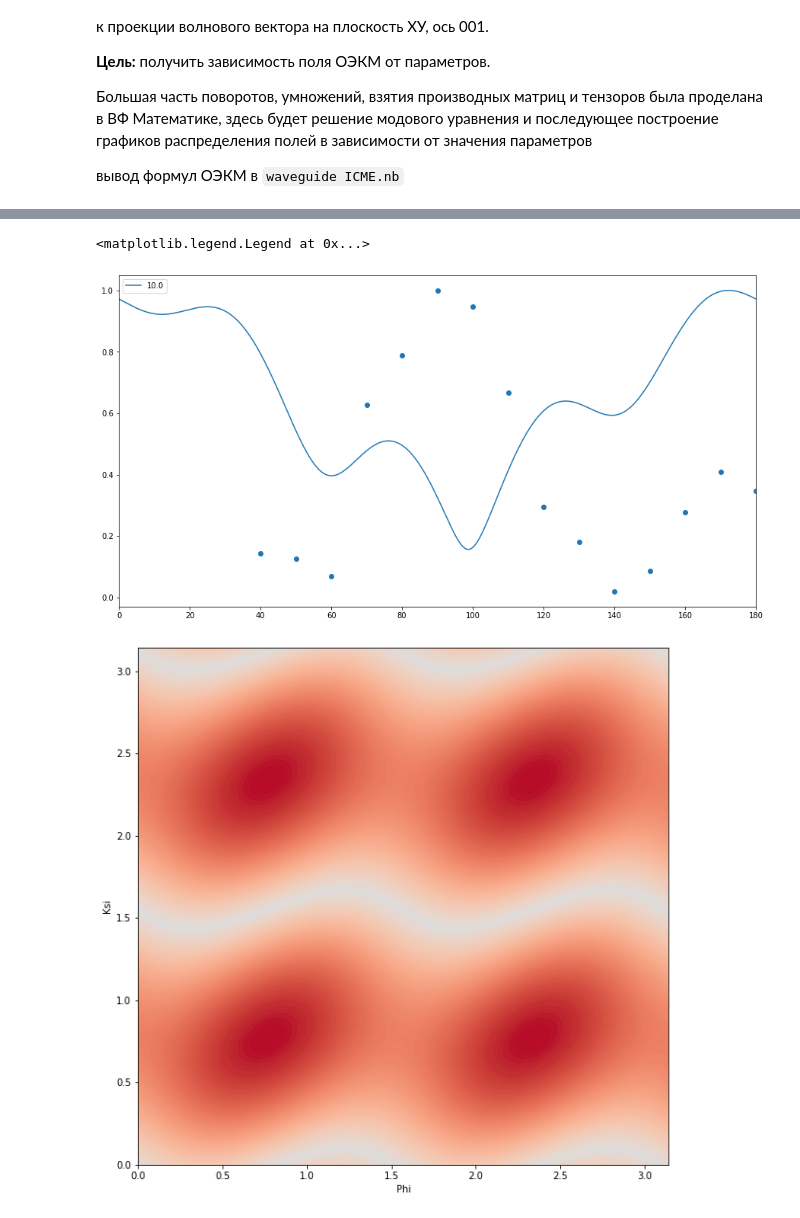
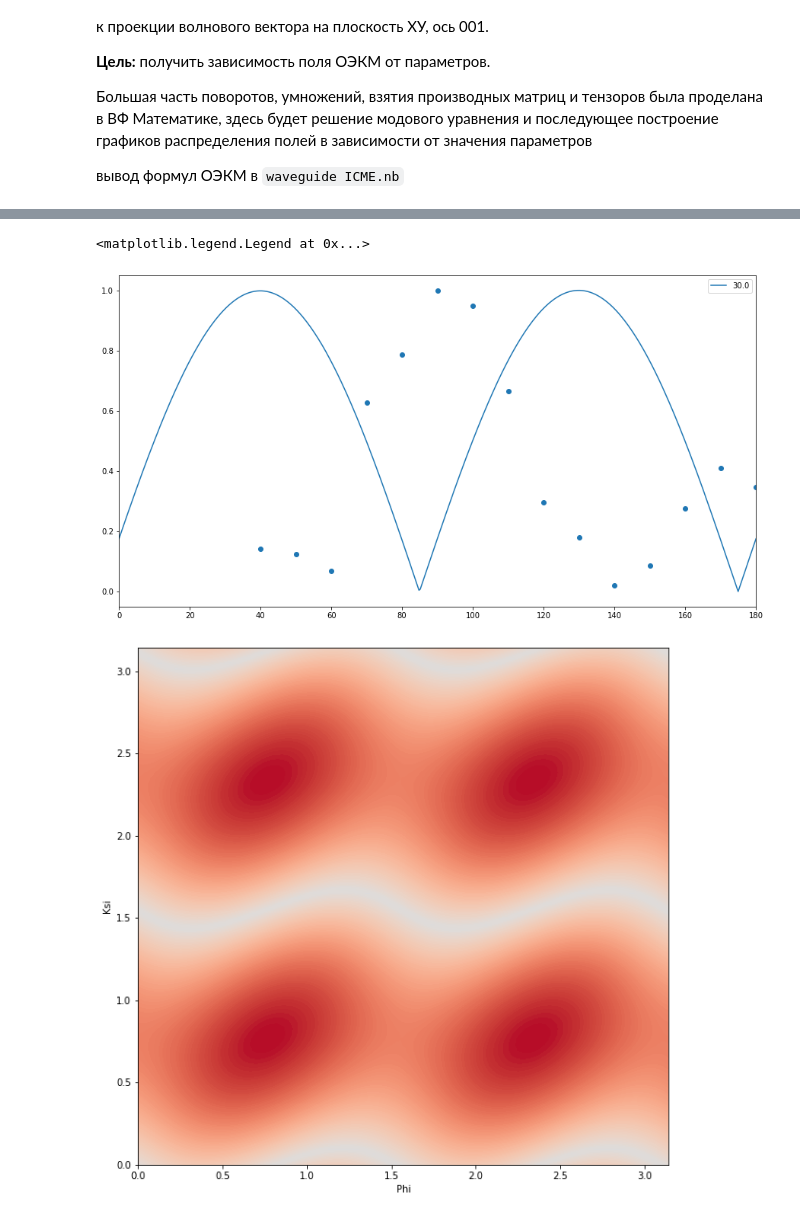
Before and after one commit to Semyonov-as/Python_Modelling, a Jupyter notebook: Waveguide_ICME.ipynb, the cells around one changed output, grey strips where cells are left out. Drawn from its saved outputs; the diff is of its cells as text; code cells hidden in the pictures.

```diff
--- a/Waveguide_ICME.ipynb
+++ b/Waveguide_ICME.ipynb
@@ -17,3 +17,30 @@ import numpy as np
 вывод формул ОЭКМ в <code>waveguide ICME.nb</code>
 # %% [markdown]
 ![shit](1x/2.png)
+# %%
+icme = ICMEmodel(0.3, 1, np.sqrt(5.5), 2)
+a_o_r = np.linspace(0, np.pi/2, 200)
+ksi = -np.pi*.01/2
+shift = np.linspace(0, np.pi/2, 200)
+psi = -np.pi/2
+theta = np.pi*17/180
+ans = []
+for s in shift:
+    tor = []
+    for a in a_o_r:
+        phi = (a+s)
+        E = (np.cos(theta)*np.cos(ksi), np.sin(ksi), np.sin(theta)*np.cos(ksi))
+        H = icme.get_H(1, psi, 0/180*np.pi)
+        M = icme.get_M_from_H(H, phi)
+        t = icme.get_icme_torque(E, H, M, phi)
+        tor.append(np.abs(t[2]))
+    ans.append(tor)
+
+fig = plt.figure(figsize=(12, 8))
+
+cmap = plt.get_cmap(name='coolwarm')
+cf = plt.contourf(a_o_r/np.pi*180, shift/np.pi*180, ans, 100, cmap=cmap, norm=colors.CenteredNorm())
+fig.colorbar(cf)
+plt.plot(a_o_r/np.pi*180, [11]*a_o_r.shape[0])
+plt.xlabel('Angle_of_rotation', size=20)
+plt.ylabel('Shift', size=20)
@@ -20,27 +50,28 @@ import numpy as np
 # %%
 exp_x = [60.0, 70.0, 80.0, 90.0, 100.0, 110.0, 120.0, 130.0, 140.0, 150.0, 160.0, 170.0, 180.0, 190.0, 200.0, 40.0, 50.0]
 exp_y=[0.06862, 0.62801, 0.78781, 1.0, 0.94789, 0.66597, 0.29514, 0.18111, 0.01931,
  0.08727, 0.27654, 0.40941, 0.34795, 0.27092, 0.24837, 0.1426, 0.12521]
 
+theta = 5.5/180*np.pi
 plt.figure(figsize=(15, 8))
 Ksi = np.linspace(0, np.pi, 500)
-for i in range(10, 11):
+for i in range(30, 31):
     tor = []
     phi = np.pi*i/180
     for ksi in Ksi:
         E = (np.cos(theta)*np.cos(ksi), np.sin(ksi), np.sin(theta)*np.cos(ksi))
-        H = icme.get_H(1, ksi, 10/180*np.pi)
+        H = icme.get_H(1, -np.pi/2, 0/180*np.pi)
         M = icme.get_M_from_H(H, phi)
         t = icme.get_icme_torque(E, H, M, phi)
         tor.append(np.sqrt(t[1]**2 + t[2]**2))
 
     plt.plot((Ksi)/np.pi*180, (tor/np.max(tor)), label=str(phi/np.pi*180))
 plt.scatter(np.array(exp_x), exp_y)
 plt.xlim((0, 180))
 plt.legend()
 # %% [output]
 <matplotlib.legend.Legend at 0x...>
-[figure, old version]
+[figure, new version]
 # %%
 import matplotlib
 matplotlib.use("Agg")
```
Also changed, not shown: parts of 1 cell of this notebook.
